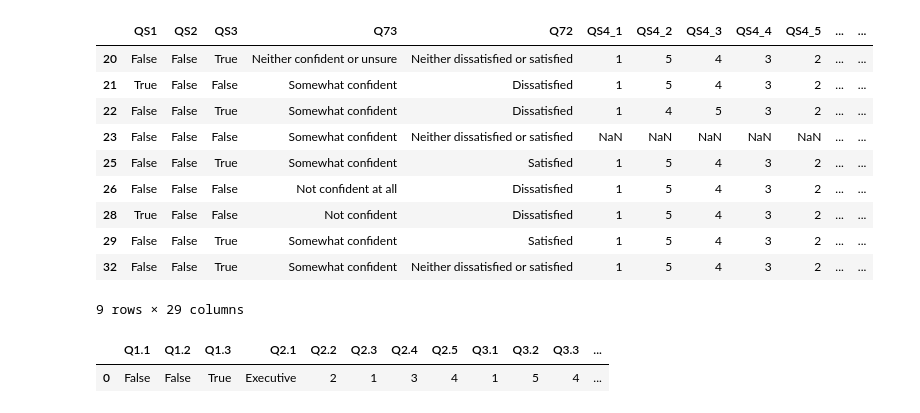
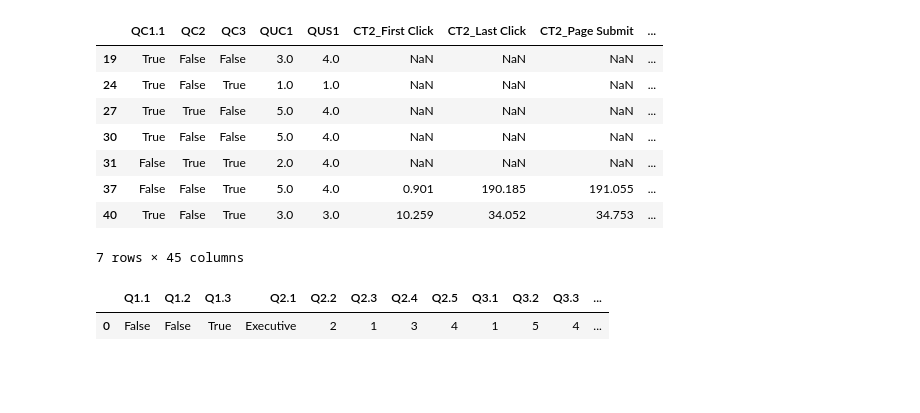
Before and after one commit to Roestenburg-J/arm_analysis, a Jupyter notebook: analysis.ipynb, the cells around one changed output. Cells and saved outputs as stored; diff of their text form; code cells hidden in the pictures; blank space fills up the shorter version.

```diff
--- a/analysis.ipynb
+++ b/analysis.ipynb
@@ -40,23 +41,28 @@ raw_data.drop(
-# %%
-demographics = raw_data.loc[:, :"Q_RecaptchaScore"]
-
-complex_responses = raw_data.loc[:, "QC1.1":"Q69"]
-simple_responses = raw_data.loc[:, "QS1":]
-
-complex_responses.dropna(thresh=10)
-simple_responses.dropna(thresh=10)
-# %% [output]
-|  | QS1 | QS2 | QS3 | Q73 | Q72 | QS4_1 | QS4_2 | QS4_3 | QS4_4 | QS4_5 | ... | ... |
-| 20 | False | False | True | Neither confident or unsure | Neither dissatisfied or satisfied | 1 | 5 | 4 | 3 | 2 | ... | ... |
-| 21 | True | False | False | Somewhat confident | Dissatisfied | 1 | 5 | 4 | 3 | 2 | ... | ... |
-| 22 | False | False | True | Somewhat confident | Dissatisfied | 1 | 4 | 5 | 3 | 2 | ... | ... |
-| 23 | False | False | False | Somewhat confident | Neither dissatisfied or satisfied | NaN | NaN | NaN | NaN | NaN | ... | ... |
-| 25 | False | False | True | Somewhat confident | Satisfied | 1 | 5 | 4 | 3 | 2 | ... | ... |
-| 26 | False | False | False | Not confident at all | Dissatisfied | 1 | 5 | 4 | 3 | 2 | ... | ... |
-| 28 | True | False | False | Not confident | Dissatisfied | 1 | 5 | 4 | 3 | 2 | ... | ... |
-| 29 | False | False | True | Somewhat confident | Satisfied | 1 | 5 | 4 | 3 | 2 | ... | ... |
-| 32 | False | False | True | Somewhat confident | Neither dissatisfied or satisfied | 1 | 5 | 4 | 3 | 2 | ... | ... |
-9 rows × 29 columns
+# %%
+demographics = raw_data.loc[:, :"Q_RecaptchaScore"]
+# replaces columns into numbers
+replace_map = {'Satisfied': 4, 'Very satisfied': 5, 'Neither dissatisfied or satisfied': 3, 'Dissatisfied':2, 'Very dissatisfied': 1,'Confident': 4, 'Somewhat confident': 5, 'Neither confident or unsure': 3, 'Not confident':2, 'Not confident at all': 1}
+raw_data.replace(replace_map, inplace=True)
+
+# Make Score for User satisfaction and User Confidence
+raw_data['US'] = 0
+raw_data["UC"] = 0
+
+complex_responses = raw_data.loc[:, "QC1.1":"Q68"]
+simple_responses = raw_data.loc[:, "QS1":]
+
+simple_responses.dropna(thresh=10)
+complex_responses.dropna(thresh=10)
+# %% [output]
+|  | QC1.1 | QC2 | QC3 | QUC1 | QUS1 | CT2_First Click | CT2_Last Click | CT2_Page Submit | ... |
+| 19 | True | False | False | 3.0 | 4.0 | NaN | NaN | NaN | ... |
+| 24 | True | False | True | 1.0 | 1.0 | NaN | NaN | NaN | ... |
+| 27 | True | True | False | 5.0 | 4.0 | NaN | NaN | NaN | ... |
+| 30 | True | False | False | 5.0 | 4.0 | NaN | NaN | NaN | ... |
+| 31 | False | True | True | 2.0 | 4.0 | NaN | NaN | NaN | ... |
+| 37 | False | False | True | 5.0 | 4.0 | 0.901 | 190.185 | 191.055 | ... |
+| 40 | True | False | True | 3.0 | 3.0 | 10.259 | 34.052 | 34.753 | ... |
+7 rows × 45 columns
 # %%
 answer_sheet = pd.read_excel("./data/answer_sheet.xlsx")
 # %%
```
Also changed, not shown: parts of 5 cells of this notebook, 1 other file.
